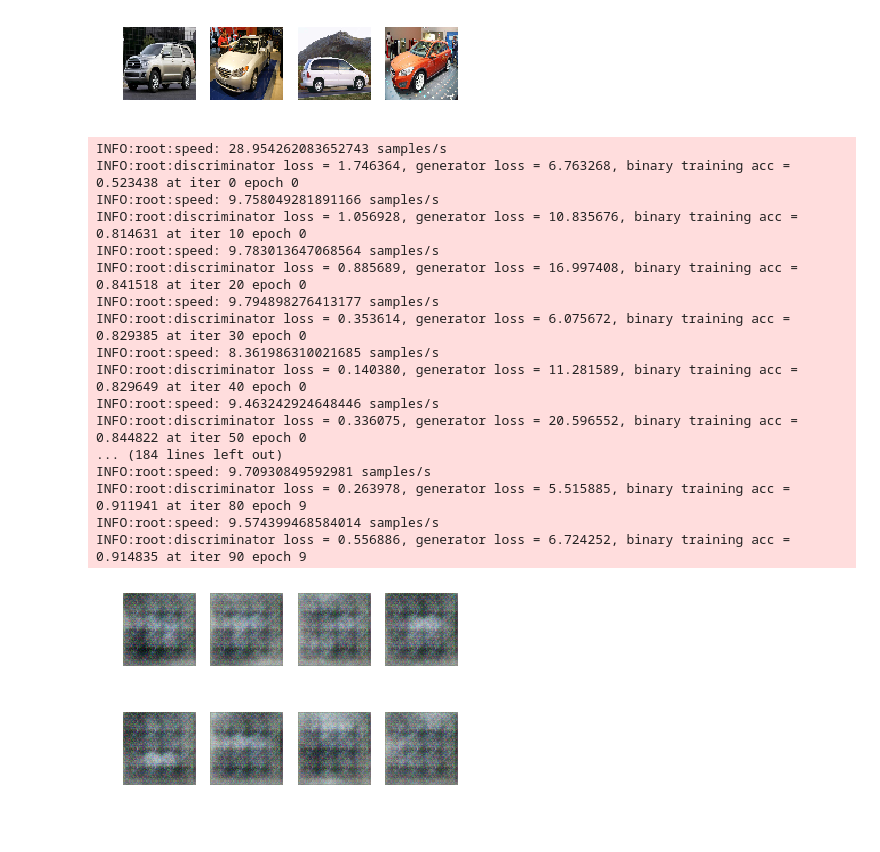
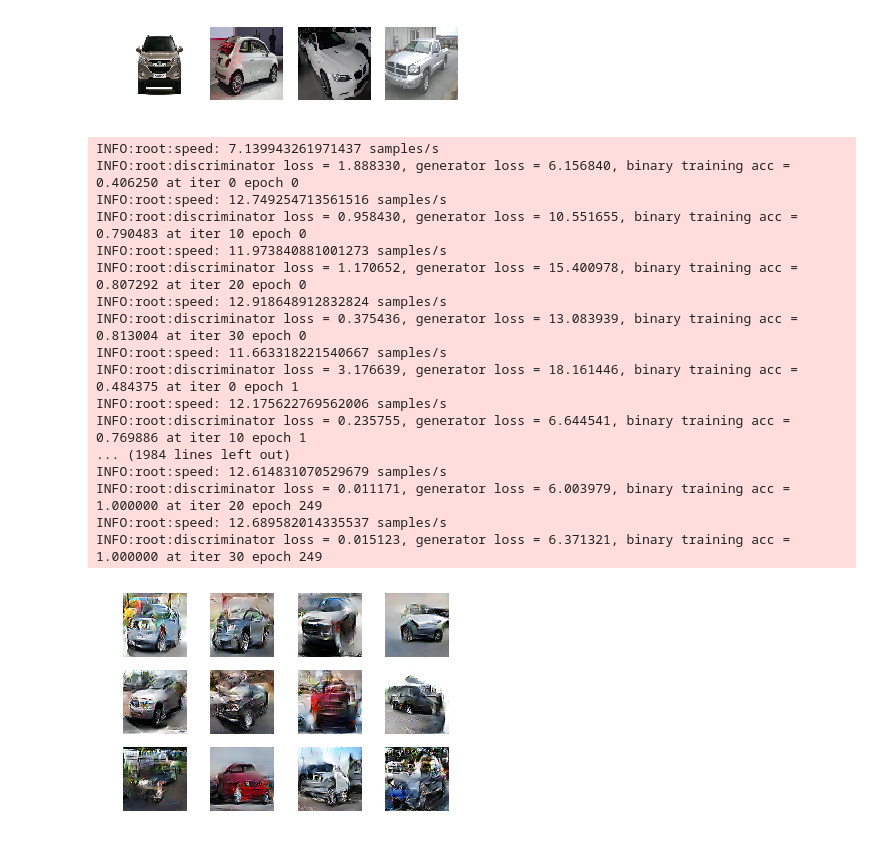
Before and after one commit to ustadenis/GAN, a Jupyter notebook: code/DCGan_car_generator.ipynb, the cells around one changed output. Saved outputs shown, nothing was run; the diff lists cells and outputs as text; code cells hidden in the pictures.

```diff
--- a/code/DCGan_car_generator.ipynb
+++ b/code/DCGan_car_generator.ipynb
@@ -13,20 +13,22 @@ from mxnet.gluon import nn, utils
 from mxnet import autograd
 import numpy as np
 # %%
-epochs = 10 # Set low by default for tests, set higher when you actually run this code.
+# Settings
+epochs = 250
 batch_size = 64
 latent_z_size = 100
 
-use_gpu = False
-ctx = mx.gpu() if use_gpu else mx.cpu()
+use_gpu = True
+ctx = mx.gpu(0) if use_gpu else mx.cpu()
 
 lr = 0.0002
 beta1 = 0.5
 # %%
-lfw_url = 'http://vis-www.cs.umass.edu/lfw/lfw-deepfunneled.tgz'
-data_path = 'lfw_dataset'
+# Download cars dataset
+cars_url = 'http://imagenet.stanford.edu/internal/car196/cars_train.tgz'
+data_path = 'cars_dataset'
 if not os.path.exists(data_path):
     os.makedirs(data_path)
-    data_file = utils.download(lfw_url)
+    data_file = utils.download(cars_url)
     with tarfile.open(data_file) as tar:
         tar.extractall(path=data_path)
@@ -68,6 +63,7 @@ for path, _, fnames in os.walk(data_path):
         img_list.append(img_arr)
 train_data = mx.io.NDArrayIter(data=nd.concatenate(img_list), batch_size=batch_size)
 # %%
+# Visualize prepocessed images
 def visualize(img_arr):
     plt.imshow(((img_arr.asnumpy().transpose(1, 2, 0) + 1.0) * 127.5).astype(np.uint8))
     plt.axis('off')
@@ -77,7 +73,7 @@ for i in range(4):
     visualize(img_list[i + 11][0])
 plt.show()
 # %% [output]
-[figure, old version]
+[figure, new version]
 # %%
 # build the generator
 nc = 3
@@ -138,6 +134,7 @@ netD.initialize(mx.init.Normal(0.02), ctx=ctx)
 trainerG = gluon.Trainer(netG.collect_params(), 'adam', {'learning_rate': lr, 'beta1': beta1})
 trainerD = gluon.Trainer(netD.collect_params(), 'adam', {'learning_rate': lr, 'beta1': beta1})
 # %%
+# Learning
 from datetime import datetime
 import time
 import logging
@@ -205,38 +202,34 @@ for epoch in range(epochs):
 
     name, acc = metric.get()
     metric.reset()
-    # logging.info('\nbinary training acc at epoch %d: %s=%f' % (epoch, name, acc))
-    # logging.info('time: %f' % (time.time() - tic))
-
-    # Visualize one generated image for each epoch
-    # fake_img = fake[0]
-    # visualize(fake_img)
-    # plt.show()
 # %% [output]
-INFO:root:speed: 28.954262083652743 samples/s
-INFO:root:discriminator loss = 1.746364, generator loss = 6.763268, binary training acc = 0.523438 at iter 0 epoch 0
-INFO:root:speed: 9.758049281891166 samples/s
-INFO:root:discriminator loss = 1.056928, generator loss = 10.835676, binary training acc = 0.814631 at iter 10 epoch 0
-INFO:root:speed: 9.783013647068564 samples/s
-INFO:root:discriminator loss = 0.885689, generator loss = 16.997408, binary training acc = 0.841518 at iter 20 epoch 0
-INFO:root:speed: 9.794898276413177 samples/s
-INFO:root:discriminator loss = 0.353614, generator loss = 6.075672, binary training acc = 0.829385 at iter 30 epoch 0
-INFO:root:speed: 8.361986310021685 samples/s
-INFO:root:discriminator loss = 0.140380, generator loss = 11.281589, binary training acc = 0.829649 at iter 40 epoch 0
-INFO:root:speed: 9.463242924648446 samples/s
-INFO:root:discriminator loss = 0.336075, generator loss = 20.596552, binary training acc = 0.844822 at iter 50 epoch 0
-... (184 lines left out)
-INFO:root:speed: 9.70930849592981 samples/s
-INFO:root:discriminator loss = 0.263978, generator loss = 5.515885, binary training acc = 0.911941 at iter 80 epoch 9
-INFO:root:speed: 9.574399468584014 samples/s
-INFO:root:discriminator loss = 0.556886, generator loss = 6.724252, binary training acc = 0.914835 at iter 90 epoch 9
+INFO:root:speed: 7.139943261971437 samples/s
+INFO:root:discriminator loss = 1.888330, generator loss = 6.156840, binary training acc = 0.406250 at iter 0 epoch 0
+INFO:root:speed: 12.749254713561516 samples/s
+INFO:root:discriminator loss = 0.958430, generator loss = 10.551655, binary training acc = 0.790483 at iter 10 epoch 0
+INFO:root:speed: 11.973840881001273 samples/s
+INFO:root:discriminator loss = 1.170652, generator loss = 15.400978, binary training acc = 0.807292 at iter 20 epoch 0
+INFO:root:speed: 12.918648912832824 samples/s
+INFO:root:discriminator loss = 0.375436, generator loss = 13.083939, binary training acc = 0.813004 at iter 30 epoch 0
+INFO:root:speed: 11.663318221540667 samples/s
+INFO:root:discriminator loss = 3.176639, generator loss = 18.161446, binary training acc = 0.484375 at iter 0 epoch 1
+INFO:root:speed: 12.175622769562006 samples/s
+INFO:root:discriminator loss = 0.235755, generator loss = 6.644541, binary training acc = 0.769886 at iter 10 epoch 1
+... (1984 lines left out)
+INFO:root:speed: 12.614831070529679 samples/s
+INFO:root:discriminator loss = 0.011171, generator loss = 6.003979, binary training acc = 1.000000 at iter 20 epoch 249
+INFO:root:speed: 12.689582014335537 samples/s
+INFO:root:discriminator loss = 0.015123, generator loss = 6.371321, binary training acc = 1.000000 at iter 30 epoch 249
 # %%
-num_image = 8
+# Results after 250 epoch
+num_image = 12
+step = 0.05
 for i in range(num_image):
     latent_z = mx.nd.random_normal(0, 1, shape=(1, latent_z_size, 1, 1), ctx=ctx)
     img = netG(latent_z)
-    plt.subplot(2,4,i+1)
+    plt.subplot(3,4,i+1)
     visualize(img[0])
+    latent_z += 0.05
 plt.show()
 # %% [output]
-[figure, old version]
+[figure, new version]
```
Also changed, not shown: parts of 4 cells of this notebook, 1 other file.
